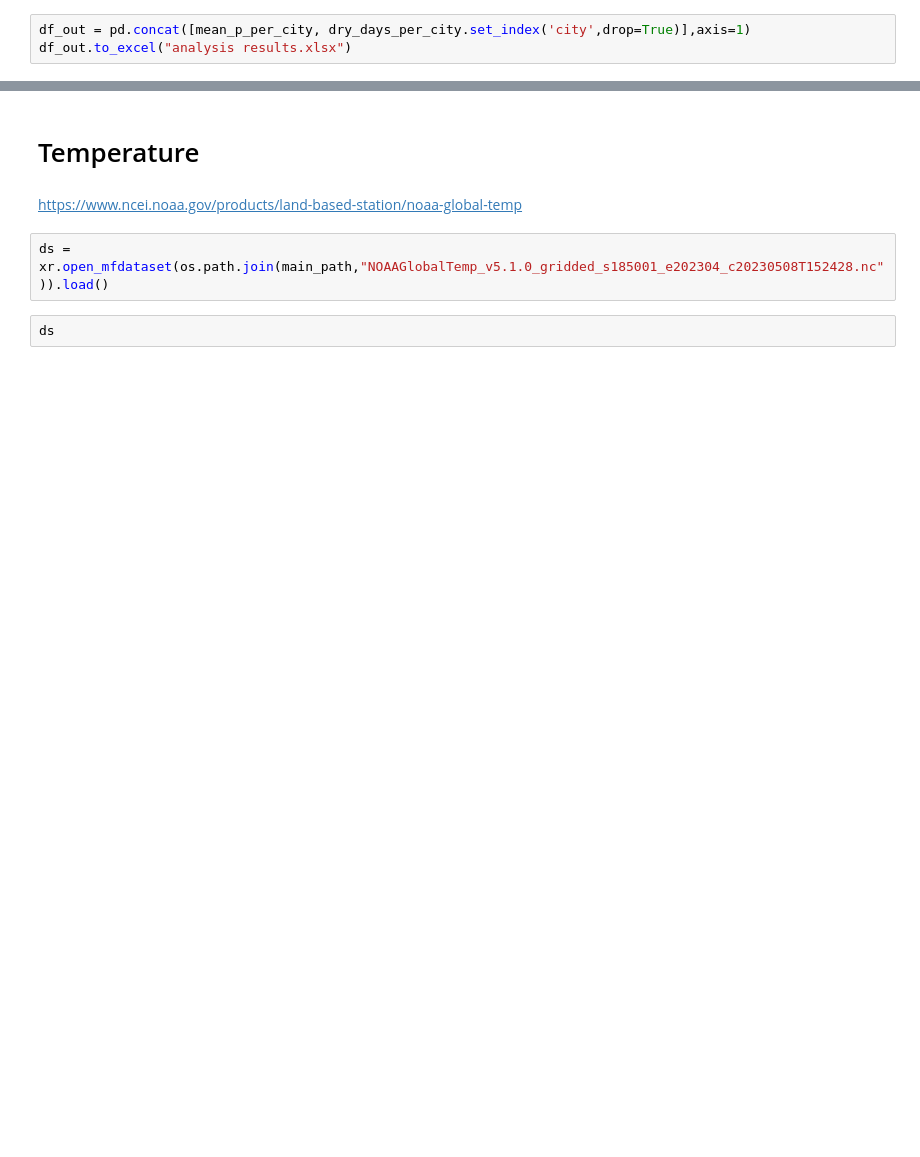
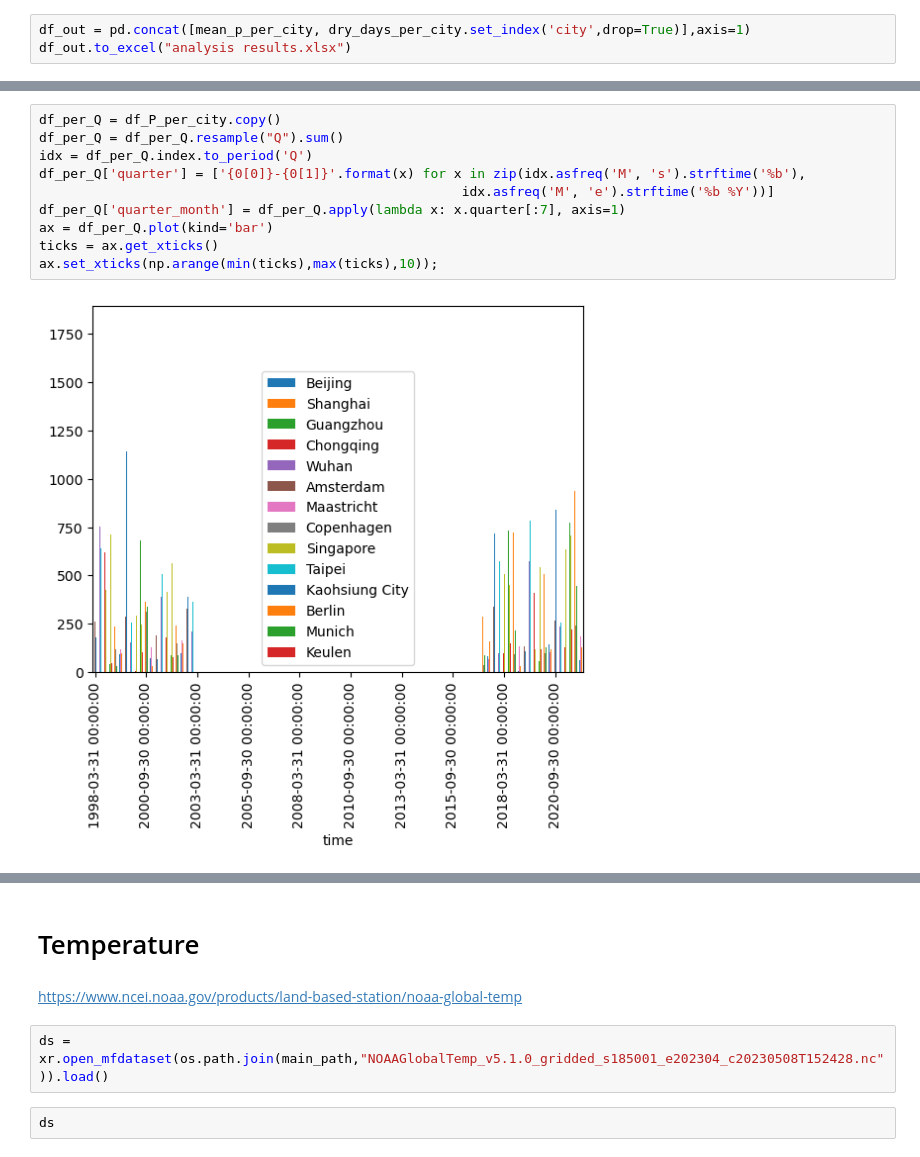
Before and after one commit to Daafip/west-meets-east, a Jupyter notebook: Read_nc_Files.ipynb, the cells around one changed output, grey strips where cells are left out. Drawn from its saved outputs; the diff is of its cells as text; blank space fills up the shorter version.

```diff
--- a/Read_nc_Files.ipynb
+++ b/Read_nc_Files.ipynb
@@ -337,0 +299,12 @@ df_out.to_excel("analysis results.xlsx")
+# %%
+df_per_Q = df_P_per_city.copy()
+df_per_Q = df_per_Q.resample("Q").sum()
+idx = df_per_Q.index.to_period('Q')
+df_per_Q['quarter'] = ['{0[0]}-{0[1]}'.format(x) for x in zip(idx.asfreq('M', 's').strftime('%b'),
+                                                      idx.asfreq('M', 'e').strftime('%b %Y'))]
+df_per_Q['quarter_month'] = df_per_Q.apply(lambda x: x.quarter[:7], axis=1)
+ax = df_per_Q.plot(kind='bar')
+ticks = ax.get_xticks()
+ax.set_xticks(np.arange(min(ticks),max(ticks),10));
+# %% [output]
+[figure, added]
```
Also changed, not shown: parts of 16 cells of this notebook, 1 other file.
